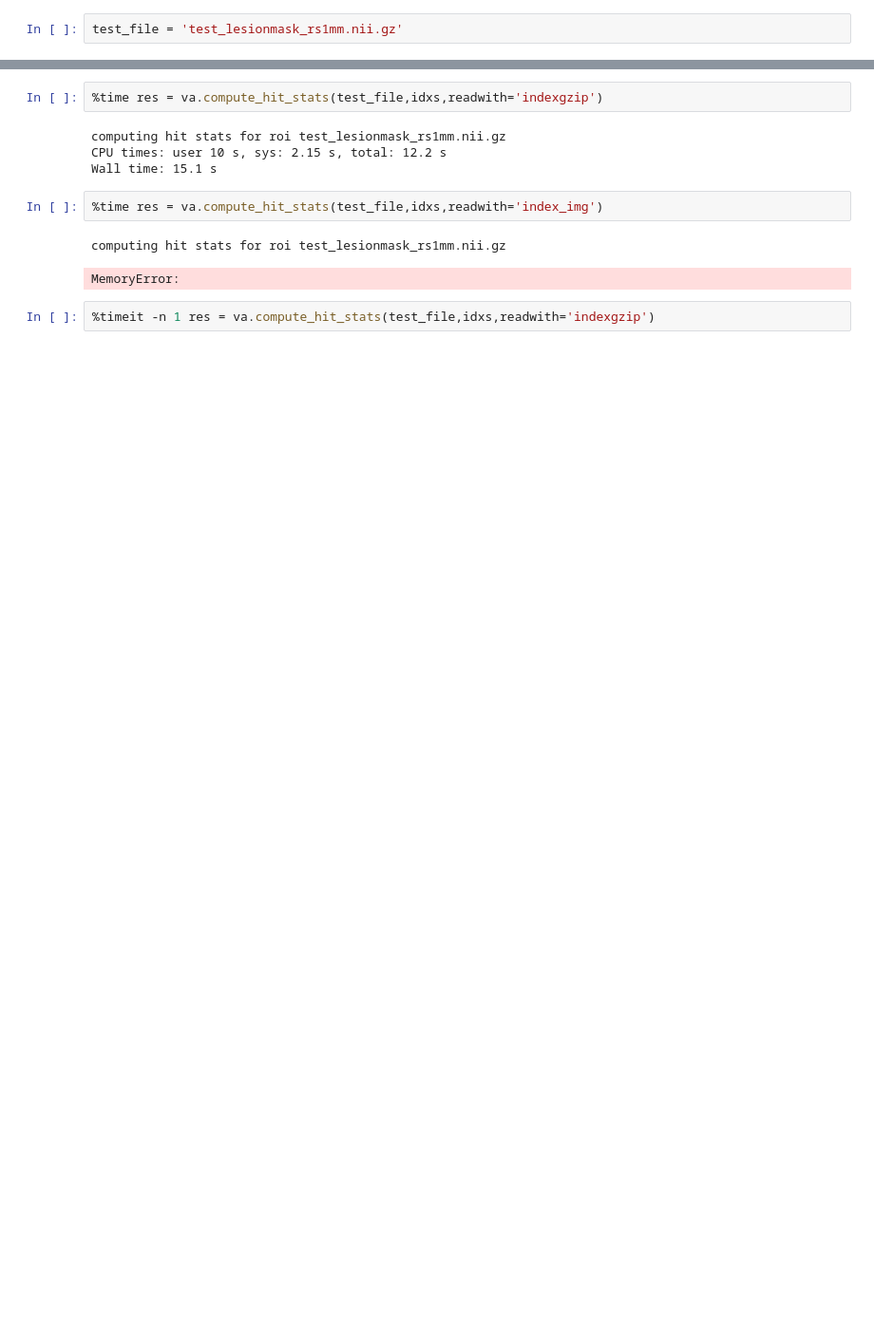
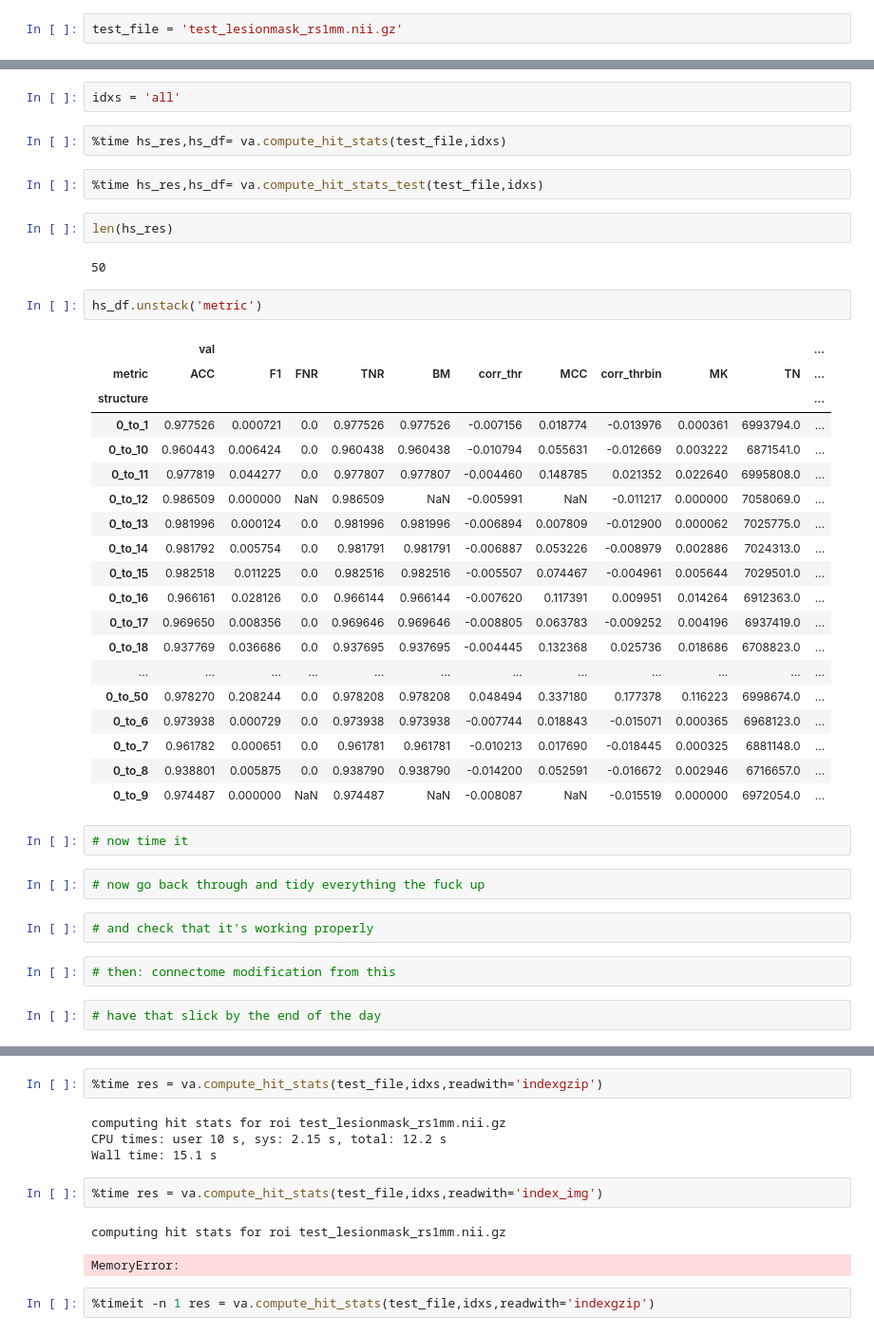
Before and after one commit to JohnGriffiths/ConWhAt_OLD, a Jupyter notebook: ConWhAt/scratch/tempfile.ipynb, the cells around one changed output, grey strips where cells are left out. Shown: that part at 95% size. Saved outputs shown, nothing was run; the diff lists cells and outputs as text; blank space fills up the shorter version.

```diff
--- a/ConWhAt/scratch/tempfile.ipynb
+++ b/ConWhAt/scratch/tempfile.ipynb
@@ -38,0 +123,42 @@ MemoryError:
+# %%
+idxs = 'all'
+# %%
+%time hs_res,hs_df= va.compute_hit_stats(test_file,idxs)
+# %%
+%time hs_res,hs_df= va.compute_hit_stats_test(test_file,idxs)
+# %%
+len(hs_res)
+# %% [output]
+50
+# %%
+hs_df.unstack('metric')
+# %% [output]
+|  | val |  |  |  |  |  |  |  |  |  | ... |
+| metric | ACC | F1 | FNR | TNR | BM | corr_thr | MCC | corr_thrbin | MK | TN | ... |
+| structure |  |  |  |  |  |  |  |  |  |  | ... |
+| 0_to_1 | 0.977526 | 0.000721 | 0.0 | 0.977526 | 0.977526 | -0.007156 | 0.018774 | -0.013976 | 0.000361 | 6993794.0 | ... |
+| 0_to_10 | 0.960443 | 0.006424 | 0.0 | 0.960438 | 0.960438 | -0.010794 | 0.055631 | -0.012669 | 0.003222 | 6871541.0 | ... |
+| 0_to_11 | 0.977819 | 0.044277 | 0.0 | 0.977807 | 0.977807 | -0.004460 | 0.148785 | 0.021352 | 0.022640 | 6995808.0 | ... |
+| 0_to_12 | 0.986509 | 0.000000 | NaN | 0.986509 | NaN | -0.005991 | NaN | -0.011217 | 0.000000 | 7058069.0 | ... |
+| 0_to_13 | 0.981996 | 0.000124 | 0.0 | 0.981996 | 0.981996 | -0.006894 | 0.007809 | -0.012900 | 0.000062 | 7025775.0 | ... |
+| 0_to_14 | 0.981792 | 0.005754 | 0.0 | 0.981791 | 0.981791 | -0.006887 | 0.053226 | -0.008979 | 0.002886 | 7024313.0 | ... |
+| 0_to_15 | 0.982518 | 0.011225 | 0.0 | 0.982516 | 0.982516 | -0.005507 | 0.074467 | -0.004961 | 0.005644 | 7029501.0 | ... |
+| 0_to_16 | 0.966161 | 0.028126 | 0.0 | 0.966144 | 0.966144 | -0.007620 | 0.117391 | 0.009951 | 0.014264 | 6912363.0 | ... |
+| 0_to_17 | 0.969650 | 0.008356 | 0.0 | 0.969646 | 0.969646 | -0.008805 | 0.063783 | -0.009252 | 0.004196 | 6937419.0 | ... |
+| 0_to_18 | 0.937769 | 0.036686 | 0.0 | 0.937695 | 0.937695 | -0.004445 | 0.132368 | 0.025736 | 0.018686 | 6708823.0 | ... |
+| ... | ... | ... | ... | ... | ... | ... | ... | ... | ... | ... | ... |
+| 0_to_50 | 0.978270 | 0.208244 | 0.0 | 0.978208 | 0.978208 | 0.048494 | 0.337180 | 0.177378 | 0.116223 | 6998674.0 | ... |
+| 0_to_6 | 0.973938 | 0.000729 | 0.0 | 0.973938 | 0.973938 | -0.007744 | 0.018843 | -0.015071 | 0.000365 | 6968123.0 | ... |
+| 0_to_7 | 0.961782 | 0.000651 | 0.0 | 0.961781 | 0.961781 | -0.010213 | 0.017690 | -0.018445 | 0.000325 | 6881148.0 | ... |
+| 0_to_8 | 0.938801 | 0.005875 | 0.0 | 0.938790 | 0.938790 | -0.014200 | 0.052591 | -0.016672 | 0.002946 | 6716657.0 | ... |
+| 0_to_9 | 0.974487 | 0.000000 | NaN | 0.974487 | NaN | -0.008087 | NaN | -0.015519 | 0.000000 | 6972054.0 | ... |
+# %%
+# now time it
+# %%
+# now go back through and tidy everything the fuck up
+# %%
+# and check that it's working properly
+# %%
+# then: connectome modification from this
+# %%
+# have that slick by the end of the day
```
Also changed, not shown: parts of 26 cells of this notebook.
